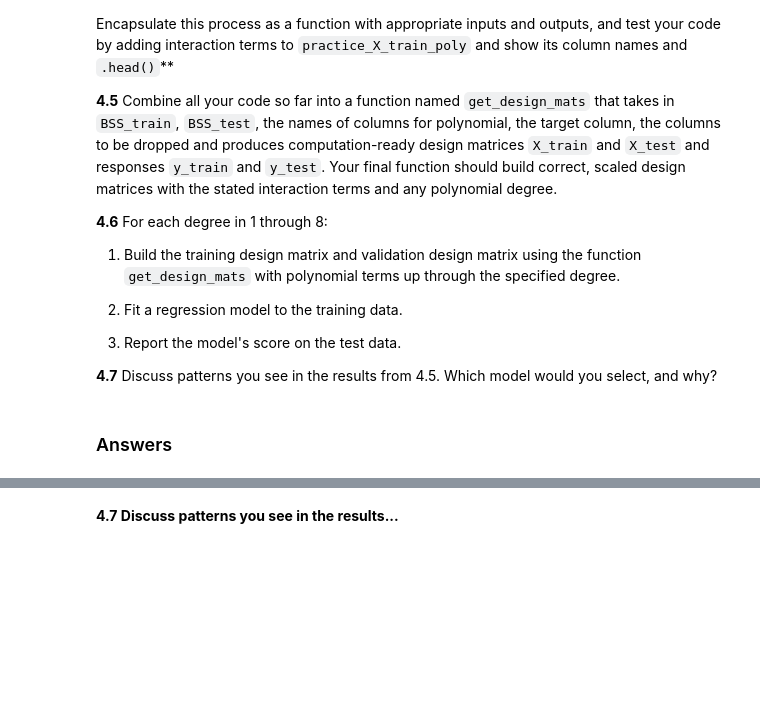
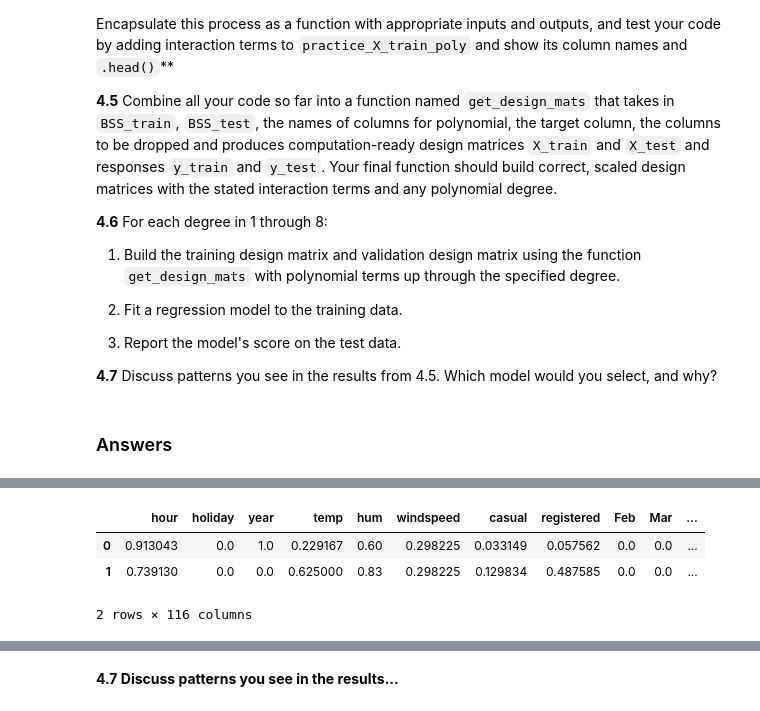
Before and after one commit to ericenglin/Data-Science-Assignments, a Jupyter notebook: hw3/cs109a_hw3.ipynb, the cells around one changed output, grey strips where cells are left out. Drawn from its saved outputs; the diff is of its cells as text; code cells hidden in the pictures; blank space fills up the shorter version.

```diff
--- a/hw3/cs109a_hw3.ipynb
+++ b/hw3/cs109a_hw3.ipynb
@@ -912,0 +1033,7 @@ def get_design_mats(train_df, val_df,  degree,
+# %%
+x_train.head(2)
+# %% [output]
+|  | hour | holiday | year | temp | hum | windspeed | casual | registered | Feb | Mar | ... |
+| 0 | 0.913043 | 0.0 | 1.0 | 0.229167 | 0.60 | 0.298225 | 0.033149 | 0.057562 | 0.0 | 0.0 | ... |
+| 1 | 0.739130 | 0.0 | 0.0 | 0.625000 | 0.83 | 0.298225 | 0.129834 | 0.487585 | 0.0 | 0.0 | ... |
+2 rows × 116 columns
```
Also changed, not shown: parts of 44 cells of this notebook.
